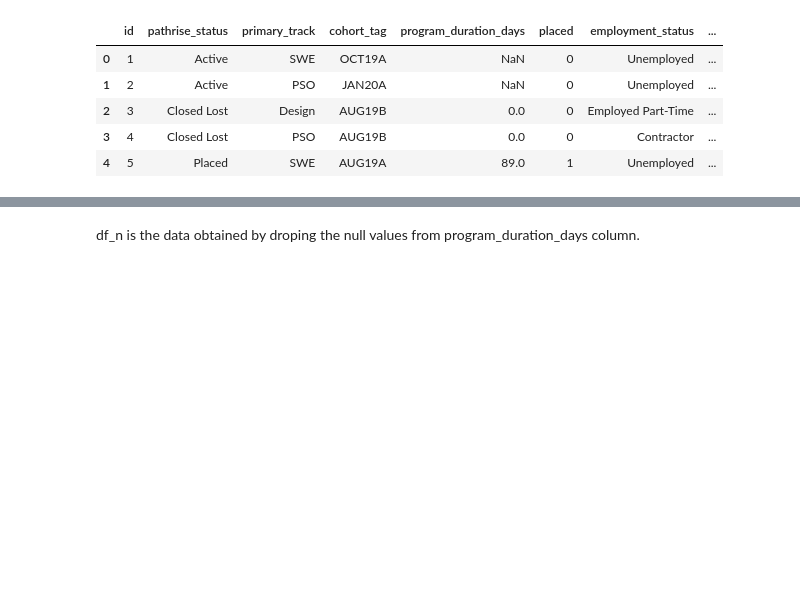
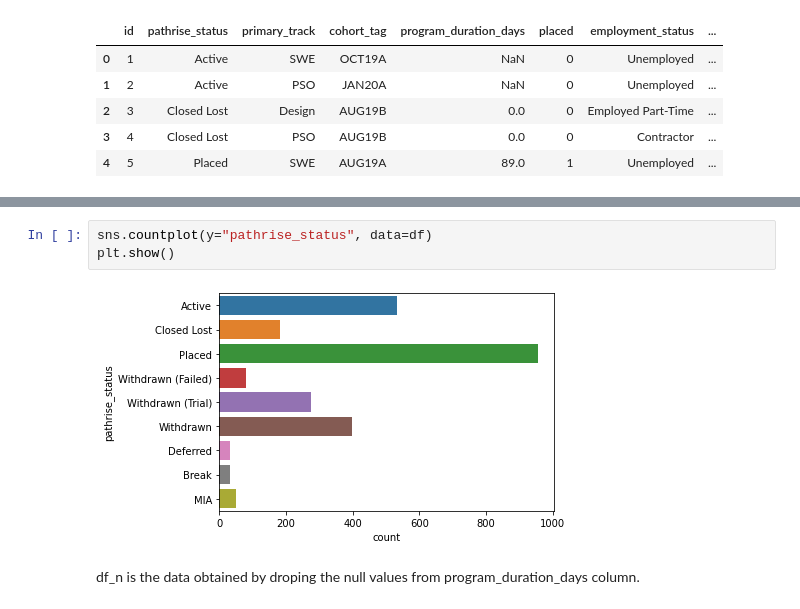
Before and after one commit to shreyus3003/pathrise, a Jupyter notebook: pathrise_analysis.ipynb, the cells around one changed output, grey strips where cells are left out. Saved outputs shown, nothing was run; the diff lists cells and outputs as text; blank space fills up the shorter version.

```diff
--- a/pathrise_analysis.ipynb
+++ b/pathrise_analysis.ipynb
@@ -21,3 +36,8 @@ df.head()
+# %%
+sns.countplot(y="pathrise_status", data=df)
+plt.show()
+# %% [output]
+[figure, added]
 # %% [markdown]
 df_n is the data obtained by droping the null values from program_duration_days column.
 # %%
```
Also changed, not shown: parts of 54 cells of this notebook.
